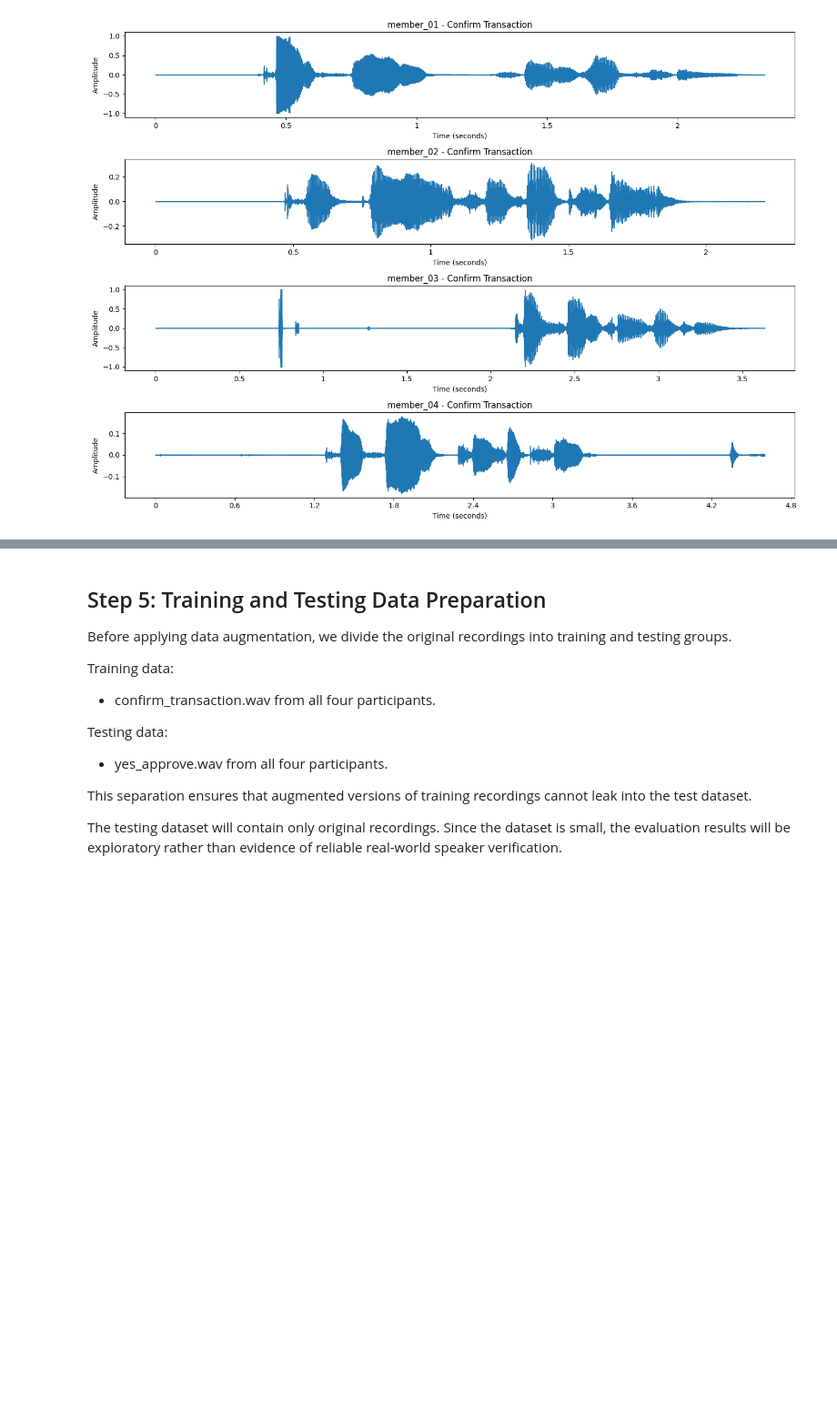
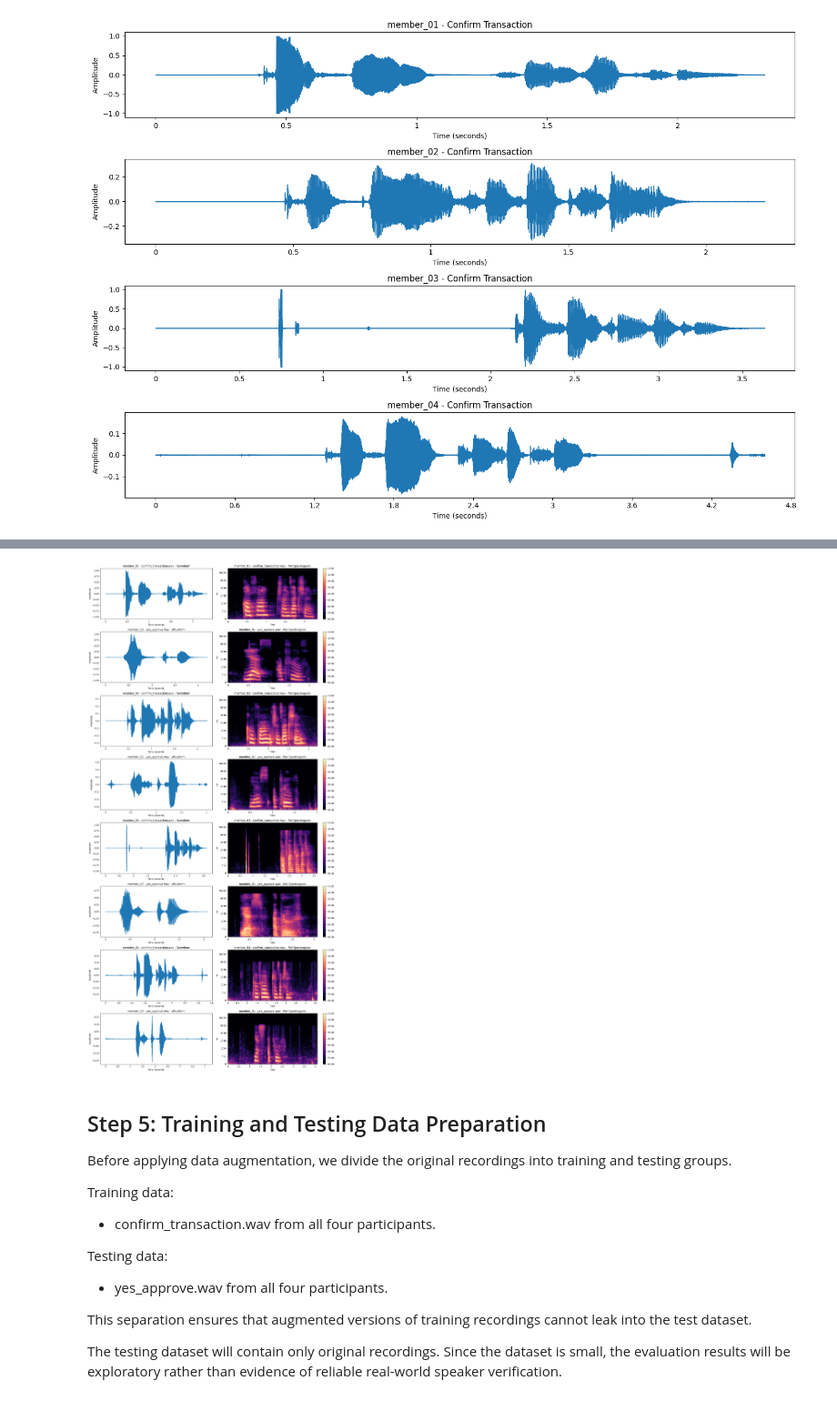
Before and after one commit to Divine-kuzo/Formative-2_grp-21_-Multimodal-Data-Preprocessing-, a Jupyter notebook: notebooks/Group_21_Audio_Preprocessing_Voice_Verification.ipynb, the cells around one changed output, grey strips where cells are left out. Shown at 91% size. Drawn from its saved outputs; the diff is of its cells as text; code cells hidden in the pictures; blank space fills up the shorter version.

Commit message:
Update audio preprocessing notebook evidence

```diff
--- a/notebooks/Group_21_Audio_Preprocessing_Voice_Verification.ipynb
+++ b/notebooks/Group_21_Audio_Preprocessing_Voice_Verification.ipynb
@@ -372,0 +383,94 @@ plt.show()
+# %%
+from pathlib import Path
+import numpy as np
+import pandas as pd
+import matplotlib.pyplot as plt
+import librosa
+import librosa.display
+
+# Collect all eight original recordings
+audio_files = sorted(Path(DATASET_PATH).glob("member_*/*.wav"))
+
+print("Total original recordings:", len(audio_files))
+
+# Display loading information
+audio_information = []
+
+for file_path in audio_files:
+    audio, sr = librosa.load(
+        str(file_path),
+        sr=None,
+        mono=True
+    )
+
+    audio_information.append({
+        "member": file_path.parent.name,
+        "recording": file_path.name,
+        "sample_rate": sr,
+        "duration_seconds": round(len(audio) / sr, 2),
+        "channels": 1
+    })
+
+display(pd.DataFrame(audio_information))
+
+# Plot waveform and Mel spectrogram for every recording
+fig, axes = plt.subplots(
+    nrows=len(audio_files),
+    ncols=2,
+    figsize=(16, 4 * len(audio_files))
+)
+
+for i, file_path in enumerate(audio_files):
+
+    audio, sr = librosa.load(
+        str(file_path),
+        sr=None,
+        mono=True
+    )
+
+    # Waveform
+    librosa.display.waveshow(
+        audio,
+        sr=sr,
+        ax=axes[i, 0]
+    )
+
+    axes[i, 0].set_title(
+        f"{file_path.parent.name} - {file_path.name} - Waveform"
+    )
+    axes[i, 0].set_xlabel("Time (seconds)")
+    axes[i, 0].set_ylabel("Amplitude")
+
+    # Mel spectrogram
+    mel_spec = librosa.feature.melspectrogram(
+        y=audio,
+        sr=sr,
+        n_mels=128
+    )
+
+    mel_spec_db = librosa.power_to_db(
+        mel_spec,
+        ref=np.max
+    )
+
+    image = librosa.display.specshow(
+        mel_spec_db,
+        sr=sr,
+        x_axis="time",
+        y_axis="mel",
+        ax=axes[i, 1]
+    )
+
+    axes[i, 1].set_title(
+        f"{file_path.parent.name} - {file_path.name} - Mel Spectrogram"
+    )
+
+    fig.colorbar(
+        image,
+        ax=axes[i, 1],
+        format="%+2.0f dB"
+    )
+
+plt.tight_layout()
+plt.show()
+# %% [output]
@@ -373,3 +487,4 @@ plt.show()
+[figure, added]
 # %% [markdown]
 ## Step 5: Training and Testing Data Preparation
 
```
Also changed, not shown: parts of 12 cells of this notebook.
